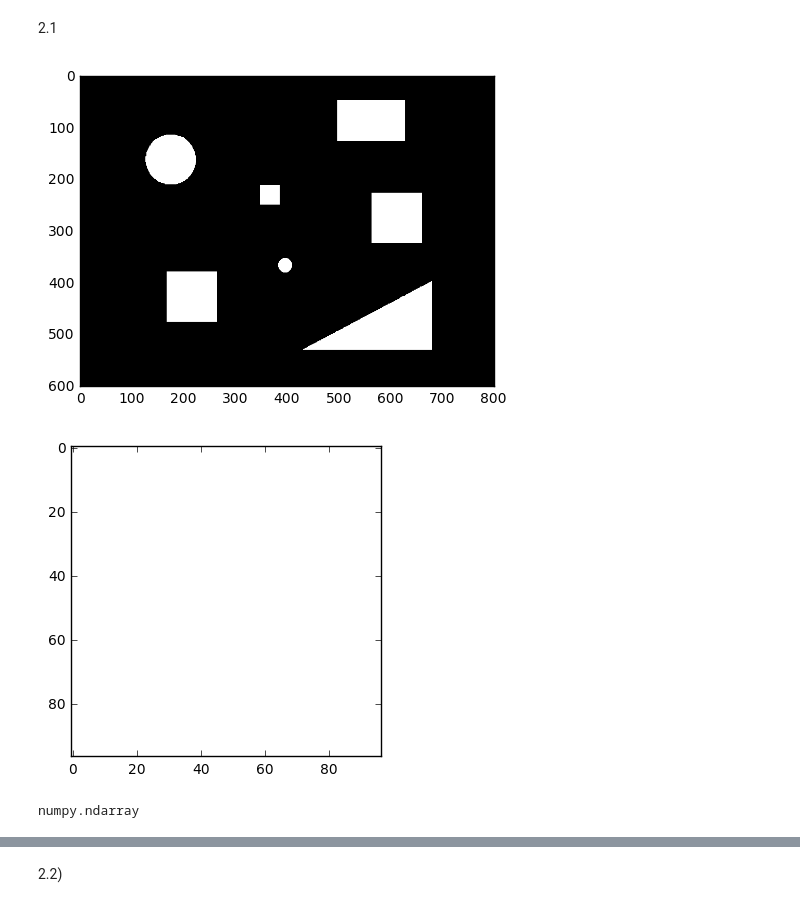
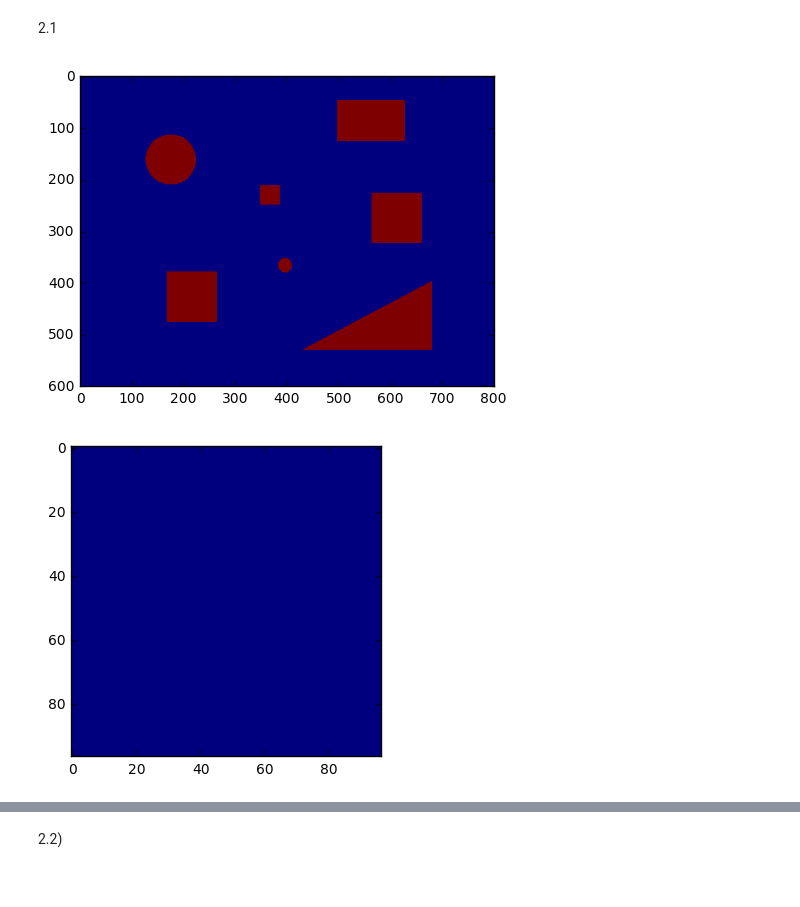
Before and after one commit to kanoria/cv-technion, a Jupyter notebook: Section2.ipynb, the cells around one changed output, grey strips where cells are left out. Drawn from its saved outputs; the diff is of its cells as text; code cells hidden in the pictures.

```diff
--- a/Section2.ipynb
+++ b/Section2.ipynb
@@ -12,18 +13,17 @@ from IPython.display import Image
 # %% [markdown]
 2.1
 # %%
-img1 = cv2.imread('image1.tif')
-pat1 = cv2.imread('pattern1.tif')
+img1 = cv2.imread('image1.tif', 0)
+pat1 = cv2.imread('pattern1.tif', 0)
 
 img1_view = img1 * 255
 pat1_view = pat1 * 255
 plt.imshow(img1_view)
 plt.show()
 plt.imshow(pat1_view)
 plt.show()
 # obj = cv2.imread('image1.jpg');
 # plt.imshow(obj);
 # %% [output]
-[figure, old version]
+[figure, new version]
-[figure, old version]
+[figure, new version]
-numpy.ndarray
```
Also changed, not shown: parts of 28 cells of this notebook.
